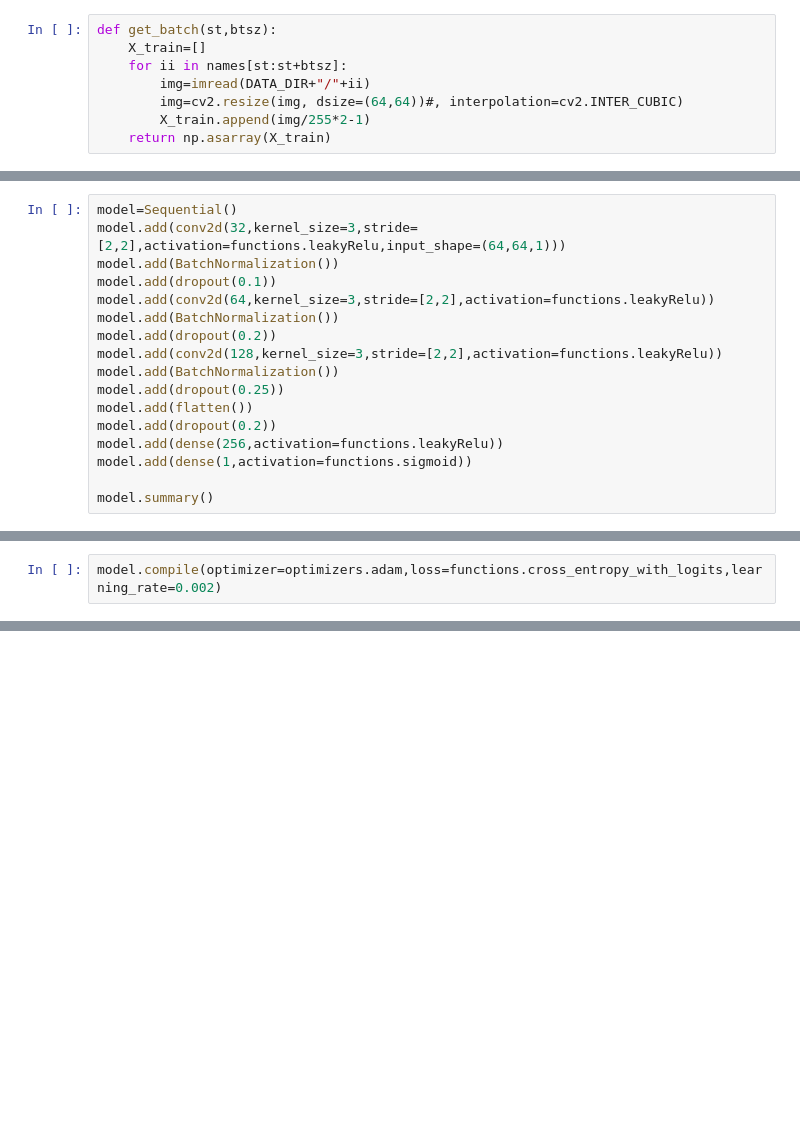
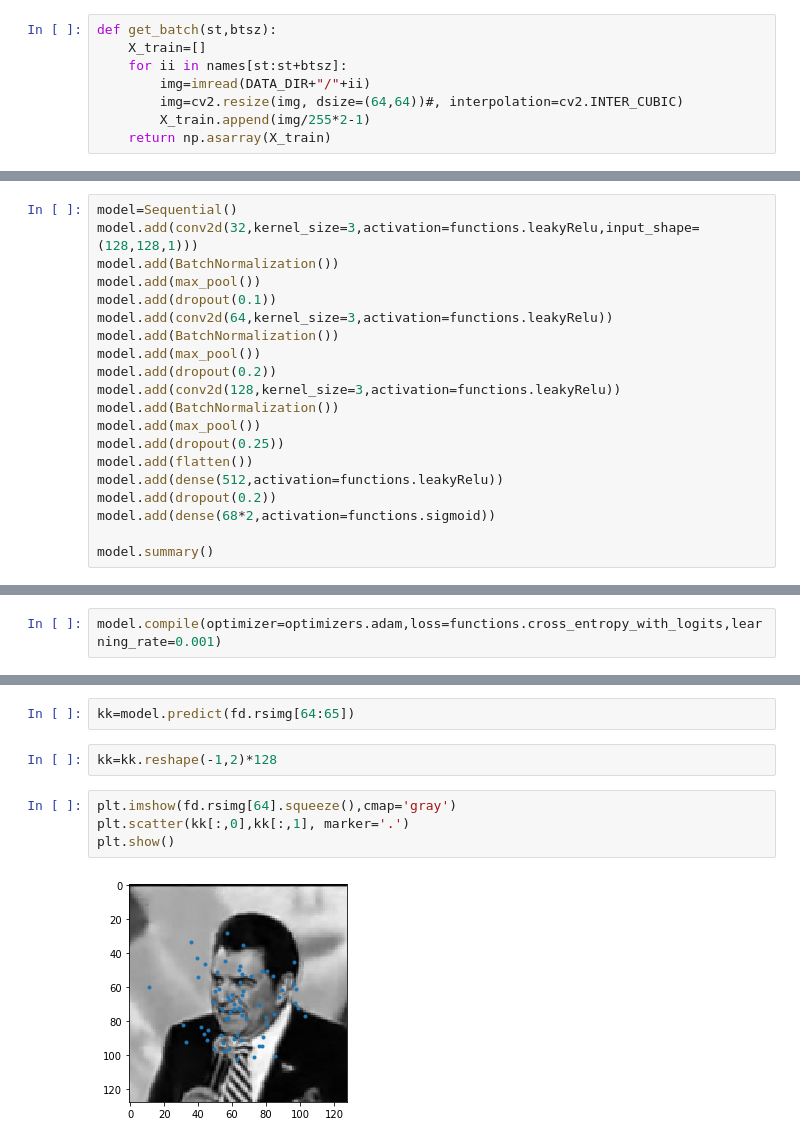
Before and after one commit to ShivamShrirao/facial_keypoints, a Jupyter notebook: Facial_landmarks.ipynb, the cells around one changed output, grey strips where cells are left out. Cells and saved outputs as stored; diff of their text form; blank space fills up the shorter version.

```diff
--- a/Facial_landmarks.ipynb
+++ b/Facial_landmarks.ipynb
@@ -55,18 +37,21 @@ plt.show()
 # %%
 model=Sequential()
-model.add(conv2d(32,kernel_size=3,stride=[2,2],activation=functions.leakyRelu,input_shape=(64,64,1)))
+model.add(conv2d(32,kernel_size=3,activation=functions.leakyRelu,input_shape=(128,128,1)))
 model.add(BatchNormalization())
+model.add(max_pool())
 model.add(dropout(0.1))
-model.add(conv2d(64,kernel_size=3,stride=[2,2],activation=functions.leakyRelu))
+model.add(conv2d(64,kernel_size=3,activation=functions.leakyRelu))
 model.add(BatchNormalization())
+model.add(max_pool())
 model.add(dropout(0.2))
-model.add(conv2d(128,kernel_size=3,stride=[2,2],activation=functions.leakyRelu))
+model.add(conv2d(128,kernel_size=3,activation=functions.leakyRelu))
 model.add(BatchNormalization())
+model.add(max_pool())
 model.add(dropout(0.25))
 model.add(flatten())
+model.add(dense(512,activation=functions.leakyRelu))
 model.add(dropout(0.2))
-model.add(dense(256,activation=functions.leakyRelu))
-model.add(dense(1,activation=functions.sigmoid))
+model.add(dense(68*2,activation=functions.sigmoid))
 
 model.summary()
 # %% [output]
@@ -93,2 +75,2 @@ eye_cascade = cv2.CascadeClassifier('/usr/lib/python3.7/site-packages/cv2/data/h
 # %%
-model.compile(optimizer=optimizers.adam,loss=functions.cross_entropy_with_logits,learning_rate=0.002)
+model.compile(optimizer=optimizers.adam,loss=functions.cross_entropy_with_logits,learning_rate=0.001)
@@ -158,0 +95,10 @@ for epoch in range(epochs):
+# %%
+kk=model.predict(fd.rsimg[64:65])
+# %%
+kk=kk.reshape(-1,2)*128
+# %%
+plt.imshow(fd.rsimg[64].squeeze(),cmap='gray')
+plt.scatter(kk[:,0],kk[:,1], marker='.')
+plt.show()
+# %% [output]
+[figure, added]
```
Also changed, not shown: parts of 19 cells of this notebook, 1 other file.
